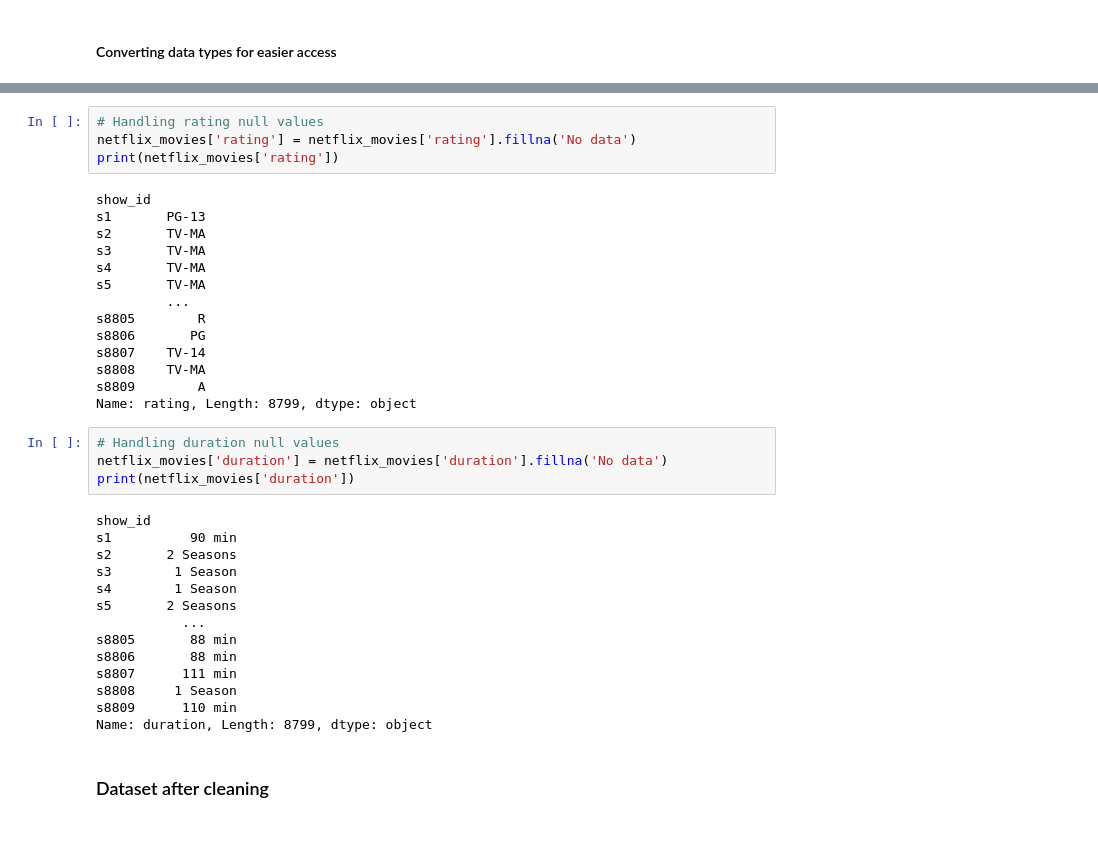
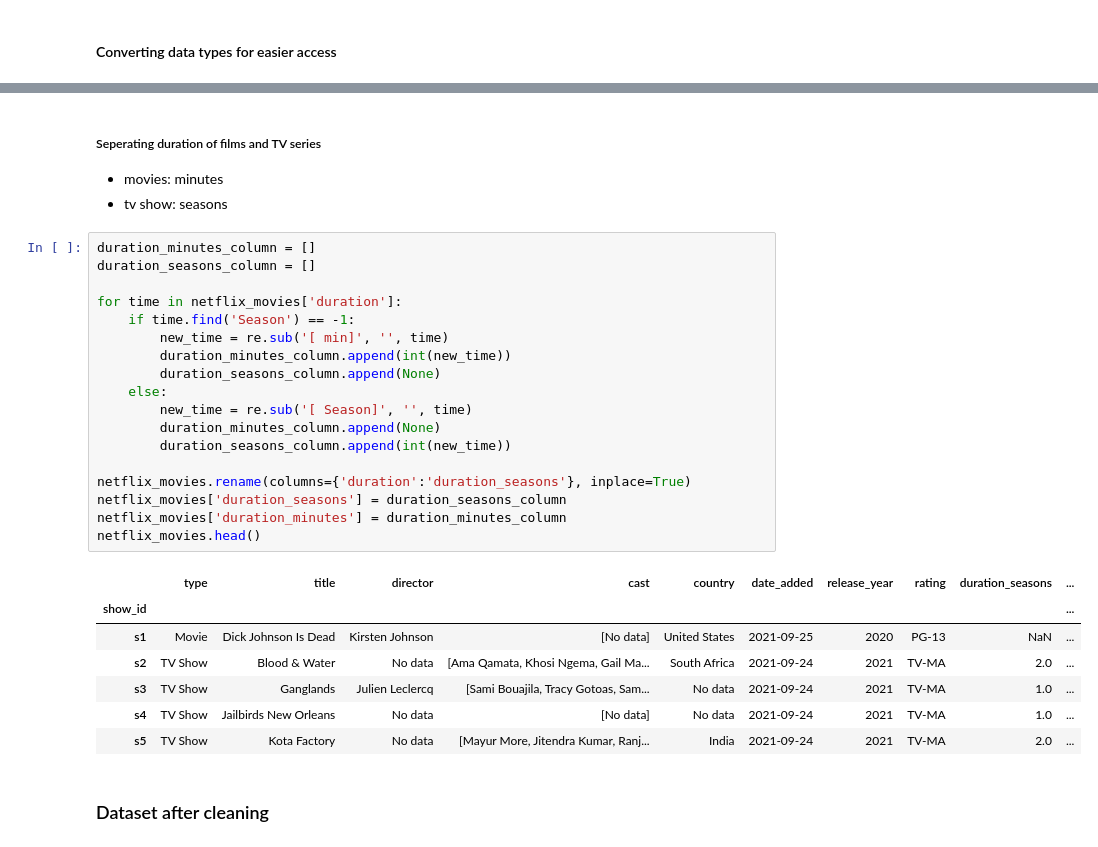
Before and after one commit to buli03/Netflix_Movies_Analysis, a Jupyter notebook: netflix_movies.ipynb, the cells around one changed output, grey strips where cells are left out. Cells and saved outputs as stored; diff of their text form.

```diff
--- a/netflix_movies.ipynb
+++ b/netflix_movies.ipynb
@@ -248,39 +162,33 @@ Name: listed_in, Length: 8799, dtype: object
-# %%
-# Handling rating null values
-netflix_movies['rating'] = netflix_movies['rating'].fillna('No data')
-print(netflix_movies['rating'])
-# %% [output]
-show_id
-s1       PG-13
-s2       TV-MA
-s3       TV-MA
-s4       TV-MA
-s5       TV-MA
-         ...
-s8805        R
-s8806       PG
-s8807    TV-14
-s8808    TV-MA
-s8809        A
-Name: rating, Length: 8799, dtype: object
-# %%
-# Handling duration null values
-netflix_movies['duration'] = netflix_movies['duration'].fillna('No data')
-print(netflix_movies['duration'])
-# %% [output]
-show_id
-s1          90 min
-s2       2 Seasons
-s3        1 Season
-s4        1 Season
-s5       2 Seasons
-           ...
-s8805       88 min
-s8806       88 min
-s8807      111 min
-s8808     1 Season
-s8809      110 min
-Name: duration, Length: 8799, dtype: object
+# %% [markdown]
+##### Seperating duration of films and TV series
+- movies: minutes
+- tv show: seasons
+# %%
+duration_minutes_column = []
+duration_seasons_column = []
+
+for time in netflix_movies['duration']:
+    if time.find('Season') == -1:
+        new_time = re.sub('[ min]', '', time)
+        duration_minutes_column.append(int(new_time))
+        duration_seasons_column.append(None)
+    else:
+        new_time = re.sub('[ Season]', '', time)
+        duration_minutes_column.append(None)
+        duration_seasons_column.append(int(new_time))
+
+netflix_movies.rename(columns={'duration':'duration_seasons'}, inplace=True)
+netflix_movies['duration_seasons'] = duration_seasons_column
+netflix_movies['duration_minutes'] = duration_minutes_column
+netflix_movies.head()
+# %% [output]
+|  | type | title | director | cast | country | date_added | release_year | rating | duration_seasons | ... |
+| show_id |  |  |  |  |  |  |  |  |  | ... |
+| s1 | Movie | Dick Johnson Is Dead | Kirsten Johnson | [No data] | United States | 2021-09-25 | 2020 | PG-13 | NaN | ... |
+| s2 | TV Show | Blood & Water | No data | [Ama Qamata, Khosi Ngema, Gail Ma... | South Africa | 2021-09-24 | 2021 | TV-MA | 2.0 | ... |
+| s3 | TV Show | Ganglands | Julien Leclercq | [Sami Bouajila, Tracy Gotoas, Sam... | No data | 2021-09-24 | 2021 | TV-MA | 1.0 | ... |
+| s4 | TV Show | Jailbirds New Orleans | No data | [No data] | No data | 2021-09-24 | 2021 | TV-MA | 1.0 | ... |
+| s5 | TV Show | Kota Factory | No data | [Mayur More, Jitendra Kumar, Ranj... | India | 2021-09-24 | 2021 | TV-MA | 2.0 | ... |
 # %% [markdown]
 ### Dataset after cleaning
 # %%
```
Also changed, not shown: parts of 29 cells of this notebook.
